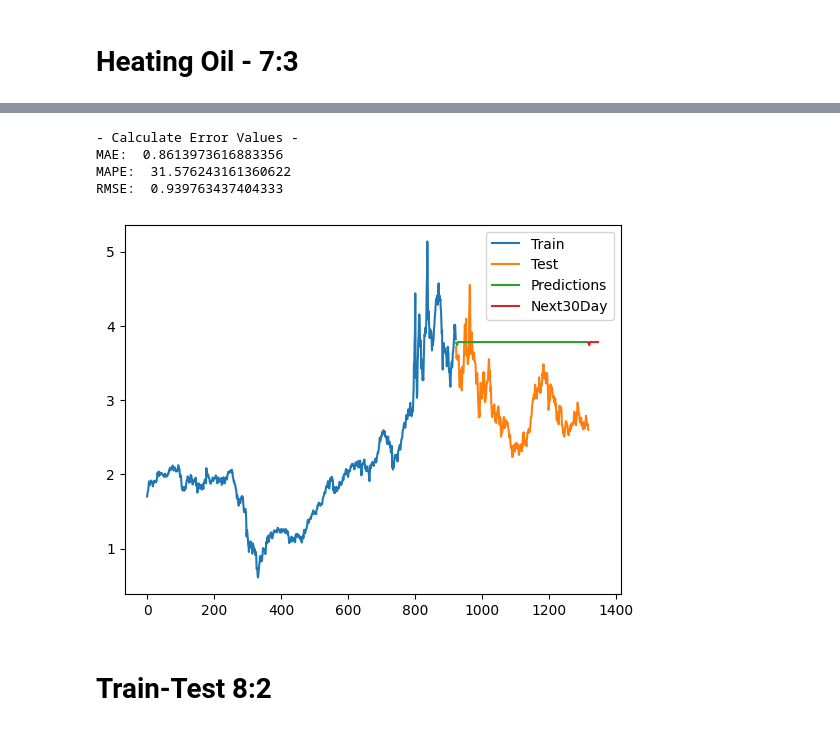
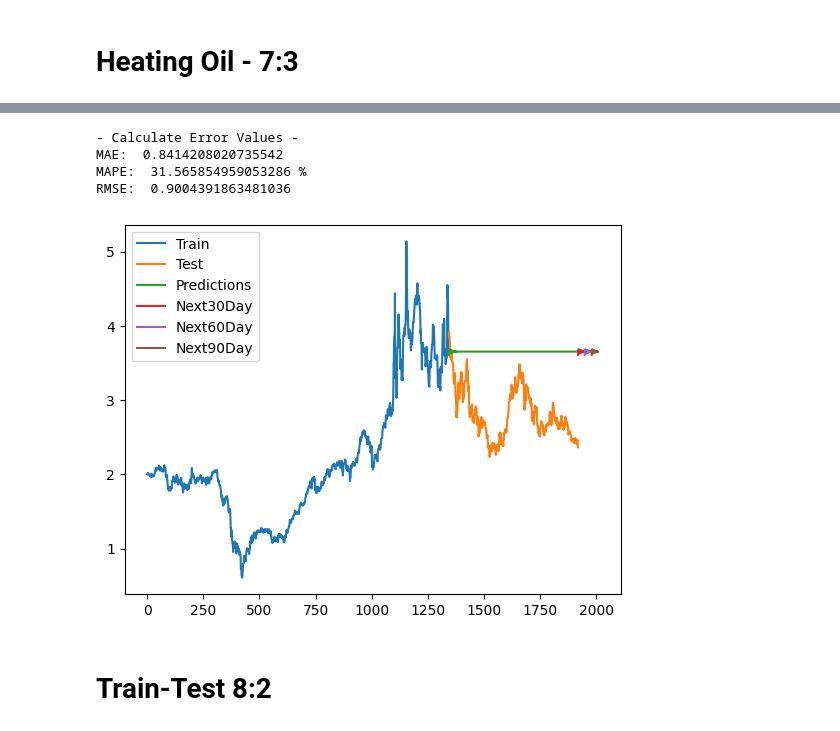
Before and after one commit to thanhhanggg/IS403_O21_9, a Jupyter notebook: model/ARIMA.ipynb, the cells around one changed output, grey strips where cells are left out. Drawn from its saved outputs; the diff is of its cells as text; code cells hidden in the pictures.

```diff
--- a/model/ARIMA.ipynb
+++ b/model/ARIMA.ipynb
@@ -41,6 +41,6 @@ from pmdarima.arima import auto_arima
 # Crude Oil WTI - 7:3
 # %%
 # Đọc file dữ liệu và loại bỏ những dòng bị thiếu
-df= pd.read_csv('Crude Oil.csv')
+df= pd.read_csv('Crude Oil WTI.csv')
 df = df.dropna() # Drop missing values
 # %%
@@ -199,6 +274,8 @@ RMSE:  12.791065243422045
 df= pd.read_csv('Gasoline RBOB.csv')
 df = df.dropna() # Drop missing values
 # %%
+# Tiền xử lý dữ liệu
+# Chuyển đổi cột 'Vol.' thành số
 def convert_volume_to_number(volume_str):
     if isinstance(volume_str, float):
         return volume_str
@@ -211,7 +288,7 @@ def convert_volume_to_number(volume_str):
     else:
         return volume_str
 
-
+# Chuyển đổi cột 'Change %' thành số
 def convert_change_to_number(change_str):
     new_change = float(change_str.strip('%'))
     return new_change
@@ -222,8 +299,8 @@ def convert_str_to_number(str):
 df['Vol.'] = df['Vol.'] .apply(convert_volume_to_number)
 df['Change %'] = df['Change %'].apply(convert_change_to_number)
 df['Date'] = pd.to_datetime(df['Date'])
-df["Date"] = df["Date"].dt.strftime('%d-%m-%Y')
-df = df.iloc[::-1].reset_index(drop=True)
+# Sắp xếp dữ liệu theo ngày
+df.sort_values(by='Date', inplace=True)
 df
 # %% [output]
 |  | Date | Price | Open | High | Low | Vol. | Change % |
@@ -354,6 +502,8 @@ RMSE:  0.2737851499250694
 df= pd.read_csv('Heating Oil.csv')
 df = df.dropna() # Drop missing values
 # %%
+# Tiền xử lý dữ liệu
+# Chuyển đổi cột 'Vol.' thành số
 def convert_volume_to_number(volume_str):
     if isinstance(volume_str, float):
         return volume_str
@@ -366,7 +516,7 @@ def convert_volume_to_number(volume_str):
     else:
         return volume_str
 
-
+# Chuyển đổi cột 'Change %' thành số
 def convert_change_to_number(change_str):
     new_change = float(change_str.strip('%'))
     return new_change
@@ -377,8 +527,8 @@ def convert_str_to_number(str):
 df['Vol.'] = df['Vol.'] .apply(convert_volume_to_number)
 df['Change %'] = df['Change %'].apply(convert_change_to_number)
 df['Date'] = pd.to_datetime(df['Date'])
-df["Date"] = df["Date"].dt.strftime('%d-%m-%Y')
-df = df.iloc[::-1].reset_index(drop=True)
+# Sắp xếp dữ liệu theo ngày
+df.sort_values(by='Date', inplace=True)
 df
 # %% [output]
 |  | Date | Price | Open | High | Low | Vol. | Change % |
@@ -479,5 +668,23 @@ y_next_30_days = model.predict(n_periods=len(x_next_30_days))
 
 print('Predict closing prices for the next 30 days:')
 print(y_next_30_days)
+
+# Dự đoán 60 ngày tiếp theo
+last_data_60_days = pd.RangeIndex(start=last_index+30, stop=last_index+60, step=1)
+
+x_next_60_days = np.array(range(last_index+31, last_index+61)).reshape(-1, 1)
+y_next_60_days = model.predict(n_periods=len(x_next_60_days))
+
+print('Predict closing prices for the next 60 days:')
+print(y_next_60_days)
+
+#Dự đoán 90 ngày tiếp theo
+last_data_90_days = pd.RangeIndex(start=last_index+60, stop=last_index+90, step=1)
+
+x_next_90_days = np.array(range(last_index+61, last_index+91)).reshape(-1, 1)
+y_next_90_days = model.predict(n_periods=len(x_next_90_days))
+
+print('Predict closing prices for the next 90 days:')
+print(y_next_90_days)
 # %% [output]
 Predict closing prices for the next 30 days:
@@ -489,19 +708,21 @@ Predict closing prices for the next 30 days:
 # %%
 # Đánh giá mô hình dựa trên các đánh giá sai số và vẽ đồ thị đường
 evaluate(y_test, y_pred)
 
 plt.plot(train_data.index, train_data['Price'])
 plt.plot(test_data.index, test_data['Price'])
 plt.plot(test_data.index, y_pred)
 plt.plot(last_data,y_next_30_days)
-plt.legend(['Train', 'Test', 'Predictions','Next30Day'])
+plt.plot(last_data_60_days,y_next_60_days)
+plt.plot(last_data_90_days,y_next_90_days)
+plt.legend(['Train', 'Test', 'Predictions','Next30Day','Next60Day','Next90Day'])
 plt.show()
 # %% [output]
 - Calculate Error Values -
-MAE:  0.8613973616883356
-MAPE:  31.576243161360622
-RMSE:  0.939763437404333
+MAE:  0.8414208020735542
+MAPE:  31.565854959053286 %
+RMSE:  0.9004391863481036
-[figure, old version]
+[figure, new version]
 # %% [markdown]
 # Train-Test 8:2
 # %% [markdown]
```
Also changed, not shown: parts of 65 cells of this notebook, 1 other file.
